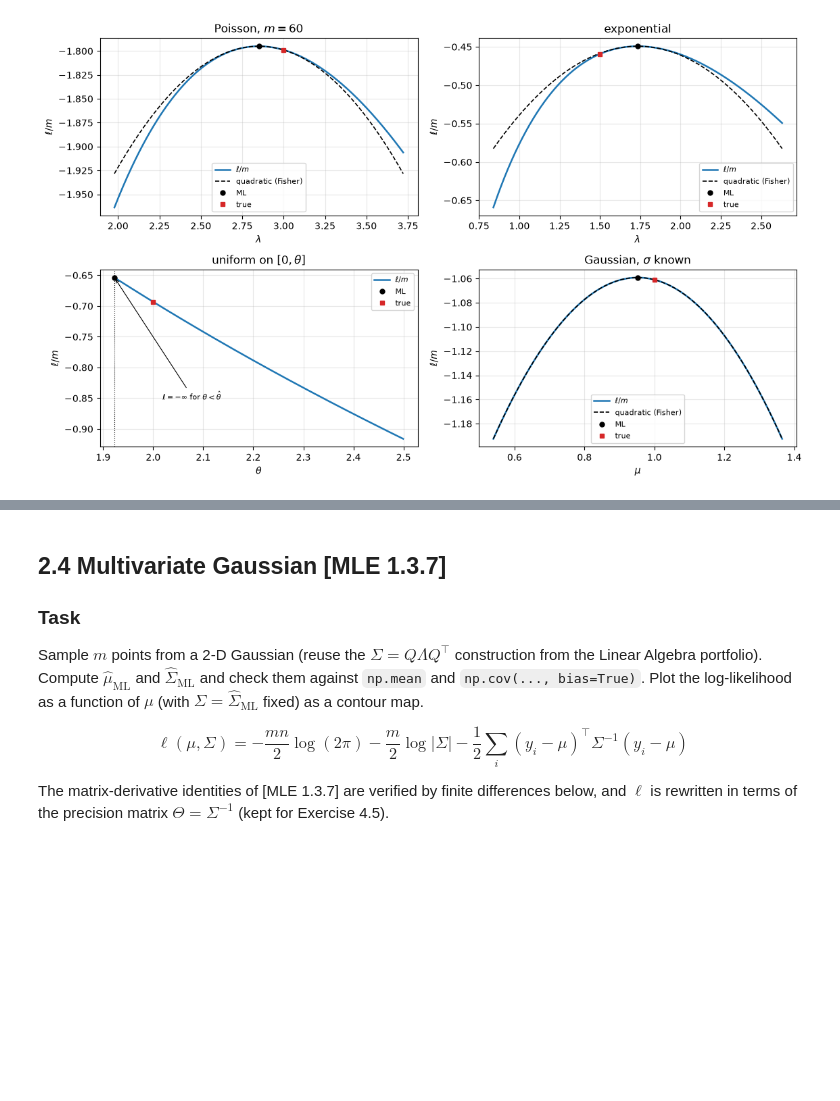
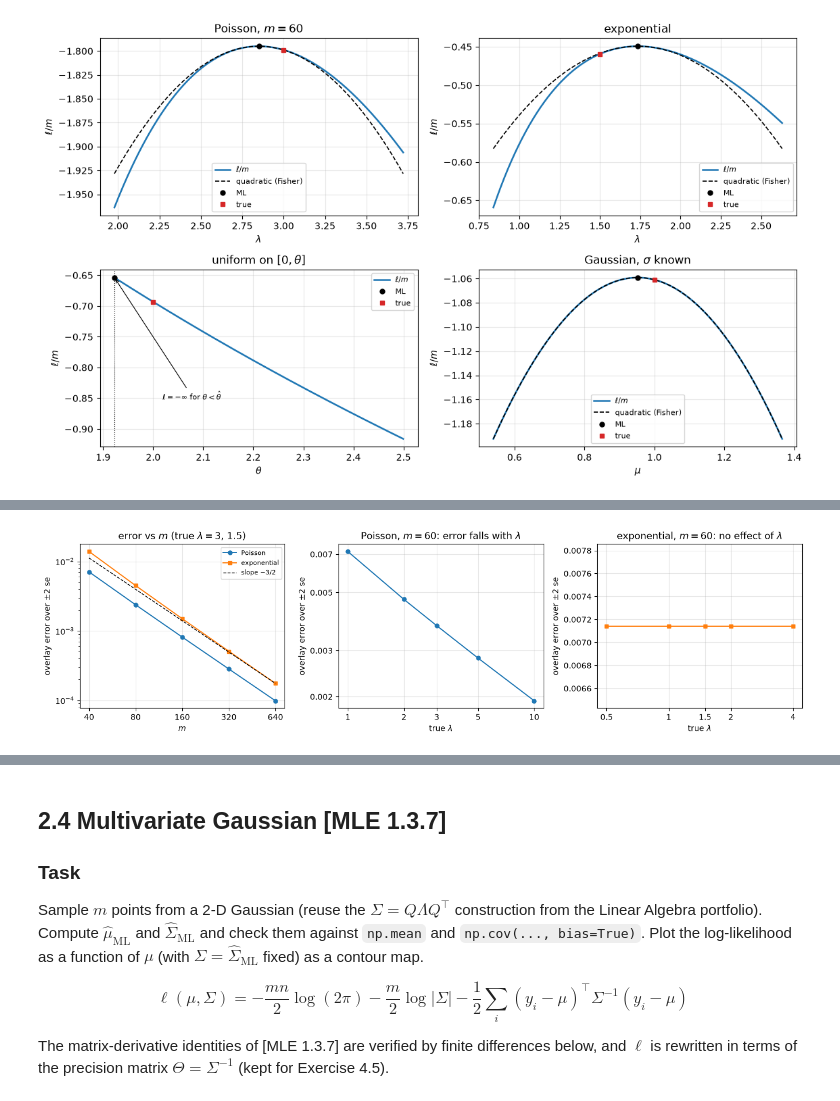
Before and after one commit to jowy-ti/portfolio-CO, a Jupyter notebook: notebooks/s02_landscapes.ipynb, the cells around one changed output, grey strips where cells are left out. Saved outputs shown, nothing was run; the diff lists cells and outputs as text; code cells hidden in the pictures; blank space fills up the shorter version.

```diff
--- a/notebooks/s02_landscapes.ipynb
+++ b/notebooks/s02_landscapes.ipynb
@@ -576,0 +562,84 @@ plt.show()
+# %%
+# Explore, part 1: error of the quadratic overlay over theta_hat +- 2 se,
+# in nats per observation, as a function of m and of the true parameter.
+from matplotlib.ticker import NullLocator, ScalarFormatter
+
+
+def overlay_err(fun, x0, info, se, k=2.0, n=401):
+    t = np.linspace(x0 - k * se, x0 + k * se, n)
+    return np.abs(fun(t) - (fun(x0) - 0.5 * info * (t - x0) ** 2)).max()
+
+
+def draw_23(m, lam_p_true=3.0, lam_e_true=1.5, mu_true=1.0, sig=0.8, seed=2026):
+    """One sample of size m from the three regular models, plus their overlay errors."""
+    u = np.random.default_rng(seed).uniform(size=int(m))
+    yp = stats.poisson.ppf(u, lam_p_true)
+    ye = -np.log1p(-u) / lam_e_true
+    yg = mu_true + sig * stats.norm.ppf(u)
+    lam_p, lam_e, mu_g = yp.mean(), 1 / ye.mean(), yg.mean()
+    return (overlay_err(lambda t: ll_pois(t, yp), lam_p, 1 / lam_p, np.sqrt(lam_p / m)),
+            overlay_err(lambda t: ll_exp(t, ye), lam_e, 1 / lam_e ** 2, lam_e / np.sqrt(m)),
+            overlay_err(lambda t: ll_gauss_mu(t, yg, sig), mu_g, 1 / sig ** 2, sig / np.sqrt(m)))
+
+
+ms = np.array([40, 80, 160, 320, 640])
+reps = 40
+names = ["Poisson", "exponential", "Gaussian"]
+err_m = np.empty((3, ms.size))
+for i, m in enumerate(ms):
+    err_m[:, i] = np.mean([draw_23(m, seed=1000 + r) for r in range(reps)], axis=0)
+for name, row in zip(names, err_m):
+    print(f"{name:12s} " + "  ".join(f"{v:.3e}" for v in row))
+for name, row in zip(names[:2], err_m[:2]):
+    slope = np.polyfit(np.log(ms), np.log(row), 1)[0]
+    print(f"{name:12s} log-log slope = {slope:.3f}   (cubic term: -3/2)")
+    assert -1.75 < slope < -1.25
+assert np.allclose(err_m[2], 0.0, atol=1e-12)
+print("Gaussian: overlay error 0 at every m - the log-likelihood is exactly quadratic")
+
+m_fix = 60
+lam_p_grid = np.array([1.0, 2.0, 3.0, 5.0, 10.0])
+err_p = np.array([np.mean([draw_23(m_fix, lam_p_true=lam, seed=1000 + r)[0] for r in range(reps)])
+                  for lam in lam_p_grid])
+lam_e_grid = np.array([0.5, 1.0, 1.5, 2.0, 4.0])
+err_e = np.array([np.mean([draw_23(m_fix, lam_e_true=lam, seed=1000 + r)[1] for r in range(reps)])
+                  for lam in lam_e_grid])
+print("\nPoisson, m = 60: true lambda " + ", ".join(f"{v:g}" for v in lam_p_grid))
+print("                overlay error " + ", ".join(f"{v:.5f}" for v in err_p))
+print(f"                log-log slope in lambda = "
+      f"{np.polyfit(np.log(lam_p_grid), np.log(err_p), 1)[0]:.3f}")
+assert np.all(np.diff(err_p) < 0)
+print("exponential, m = 60: true lambda " + ", ".join(f"{v:g}" for v in lam_e_grid))
+print("                     overlay error " + ", ".join(f"{v:.8f}" for v in err_e))
+print(f"                     max/min = {err_e.max() / err_e.min():.12f}"
+      "   (scale family: no effect)")
+assert np.allclose(err_e, err_e[0], rtol=1e-9)
+
+fig, axes = plt.subplots(1, 3, figsize=(13.5, 3.8))
+for name, row, st in zip(names[:2], err_m[:2], ("o-", "s-")):
+    axes[0].loglog(ms, row, st, ms=5, lw=1.4, label=name)
+axes[0].loglog(ms, err_m[1, -1] * (ms / ms[-1]) ** -1.5, "k--", lw=1.0, label=r"slope $-3/2$")
+axes[0].set_xticks(ms); axes[0].set_xticklabels([f"{v:d}" for v in ms])
+axes[0].xaxis.set_minor_locator(NullLocator())
+axes[0].set_xlabel(r"$m$"); axes[0].set_ylabel("overlay error over $\\pm2$ se")
+axes[0].set_title(r"error vs $m$ (true $\lambda=3$, $1.5$)")
+axes[0].legend(fontsize=8)
+
+axes[1].loglog(lam_p_grid, err_p, "o-", ms=5, lw=1.4)
+axes[1].set_xticks(lam_p_grid); axes[1].set_xticklabels([f"{v:g}" for v in lam_p_grid])
+axes[1].xaxis.set_minor_locator(NullLocator())
+axes[1].set_yticks([2e-3, 3e-3, 5e-3, 7e-3])
+axes[1].yaxis.set_major_formatter(ScalarFormatter())
+axes[1].yaxis.set_minor_locator(NullLocator())
+axes[1].set_xlabel(r"true $\lambda$"); axes[1].set_ylabel("overlay error over $\\pm2$ se")
+axes[1].set_title(r"Poisson, $m=60$: error falls with $\lambda$")
+
+axes[2].semilogx(lam_e_grid, err_e, "s-", ms=5, lw=1.4, color="tab:orange")
+axes[2].set_xticks(lam_e_grid); axes[2].set_xticklabels([f"{v:g}" for v in lam_e_grid])
+axes[2].xaxis.set_minor_locator(NullLocator())
+axes[2].set_ylim(0.9 * err_e.min(), 1.1 * err_e.max())
+axes[2].set_xlabel(r"true $\lambda$"); axes[2].set_ylabel("overlay error over $\\pm2$ se")
+axes[2].set_title(r"exponential, $m=60$: no effect of $\lambda$")
+plt.tight_layout()
+plt.show()
+# %% [output]
@@ -576,0 +659 @@ plt.show()
+[figure, added]
```
Also changed, not shown: parts of 8 cells of this notebook, 9 other files.
